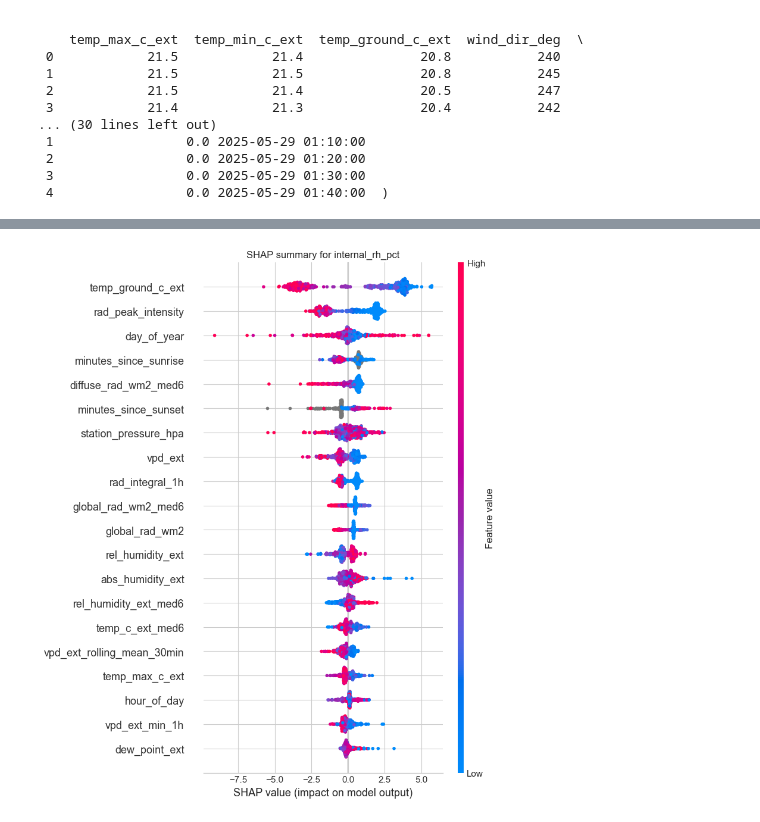
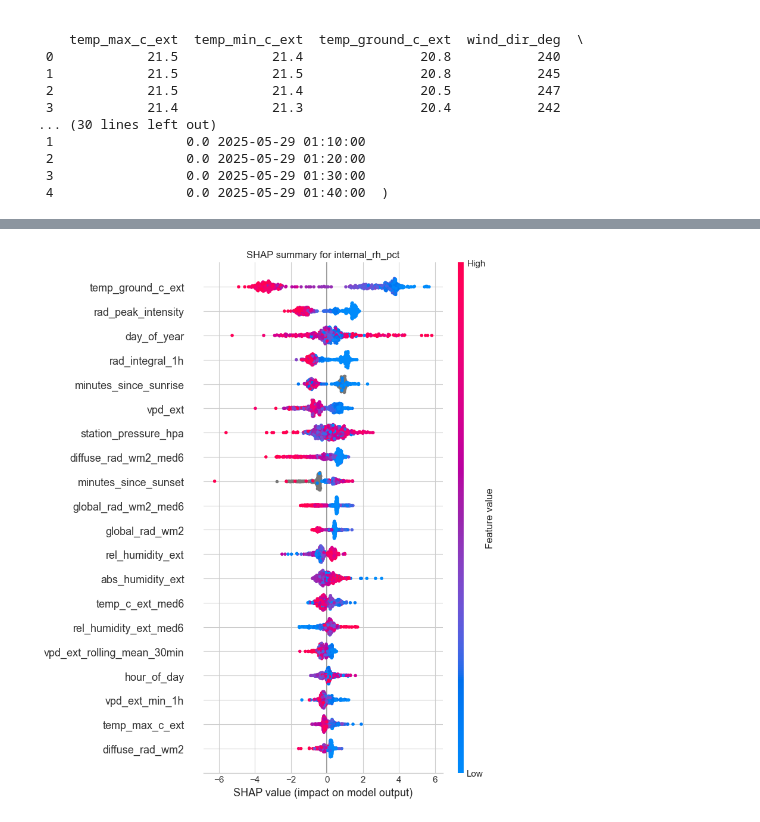
Before and after one commit to EliyahuEden/final_data_file, a Jupyter notebook: greenhouse_time_series_walkforward.ipynb, the cells around one changed output, grey strips where cells are left out. Drawn from its saved outputs; the diff is of its cells as text; code cells hidden in the pictures.

```diff
--- a/greenhouse_time_series_walkforward.ipynb
+++ b/greenhouse_time_series_walkforward.ipynb
@@ -559,22 +523,22 @@ Passing `palette` without assigning `hue` is deprecated and will be removed in v
 # %%
 # SHAP explanation for RH on a sample (externals only)
 import shap
 shap.initjs()
 
 rh_model = clone(rh_estimator)
-rh_model.fit(data[feature_cols], data["internal_rh_pct"])
+rh_model.fit(data[rh_feature_cols], data["internal_rh_pct"])
 
 sample_n = min(500, len(data))
 shap_sample = data.sample(sample_n, random_state=42)
 explainer = shap.TreeExplainer(rh_model)
-shap_values = explainer.shap_values(shap_sample[feature_cols])
-shap.summary_plot(shap_values, shap_sample[feature_cols], show=False)
+shap_values = explainer.shap_values(shap_sample[rh_feature_cols])
+shap.summary_plot(shap_values, shap_sample[rh_feature_cols], show=False)
 plt.title("SHAP summary for internal_rh_pct")
 plt.tight_layout()
 plt.show()
 # %% [output]
 [interactive output not drawn]
-[figure, old version]
+[figure, new version]
 # %%
 # Plot internal RH vs external RH for runs with low R2 (<0.7)
 # metrics_df/preds_df come from stage-2 RH walk-forward
```
Also changed, not shown: parts of 6 cells of this notebook, 2 other files.
